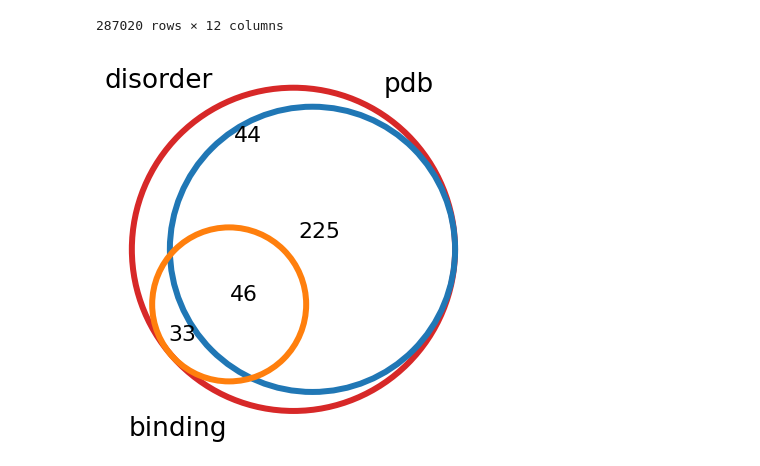
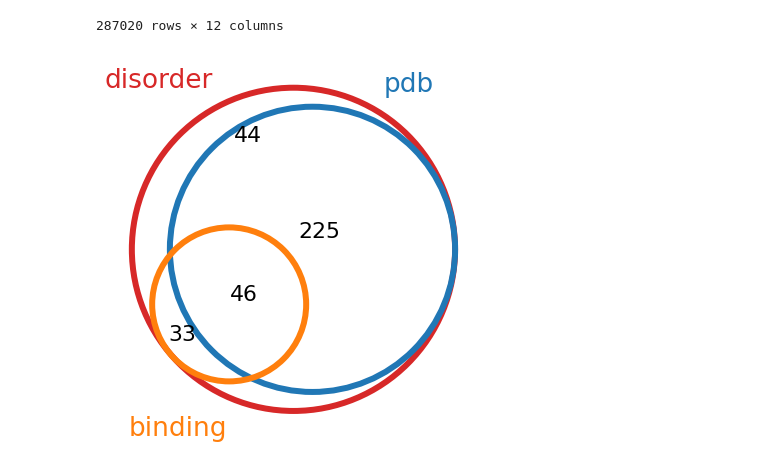
Before and after one commit to BioComputingUP/caid2-reference, a Jupyter notebook: src/references_stats.ipynb, the cells around one changed output. Cells and saved outputs as stored; diff of their text form; code cells hidden in the pictures.

```diff
--- a/src/references_stats.ipynb
+++ b/src/references_stats.ipynb
@@ -73,0 +93,15 @@ for group, df_g in df.groupby(level='group'):
+# %%
+# Proteins
+df2 = df_references.loc[idx[:, ['disorder', 'linker', 'binding', 'binding_nucleic_acid'], :, :, :], :].sort_values(by)
+df2 = df2.reset_index(level='disprot_id').groupby(['reference'])['disprot_id'].nunique().reset_index().set_index('reference')
+# print(df2)
+
+fig, ax = plt.subplots(figsize=(10, 7))
+df2.plot(kind='barh', width=0.5, ax=ax)
+ax.xaxis.grid()
+# ax.set_ybound(-1, 4)
+ax.get_legend().remove()
+ax.set_xlabel('Proteins', labelpad=30)
+
+fig.gca().set_ylabel("")
+fig.savefig("{}/stat_proteins.png".format(fig_dir), dpi=300, bbox_inches='tight')
@@ -74,6 +110,6 @@ for group, df_g in df.groupby(level='group'):
 # %%
 # TODO print the ratio (%) on top of the bars
-for group, df_g in df.groupby(level='group'):
+for group, df_g in df_references.groupby(level='group'):
     df2 = df_g.groupby(['reference'])['value'].value_counts().unstack('value').fillna(0).sort_values(by=['reference'], ascending=[True]).drop(columns=['-'])
     # print(df2)
 
@@ -88,14 +124,14 @@ for group, df_g in df.groupby(level='group'):
     ax.legend(['negative', 'positive'])
 
     fig.gca().set_ylabel("")
-    fig.savefig("{}/stat_residues_{}.png".format(fig_dir, group), dpi=300, bbox_inches='tight')
+    fig.savefig("{}/stat_residues_{}.png".format(fig_dir), dpi=300, bbox_inches='tight')
 # %% [output]
 [figure]
 [figure]
 [figure]
 # %%
 # Content at the protein level
-for group, df_g in df.reset_index().groupby('group'):
+for group, df_g in df_references.reset_index().groupby('group'):
     df_len = df_g.groupby(['disprot_id', 'reference', 'value']).agg({'pos': 'count'}).droplevel('disprot_id').reset_index()
     df_len = df_len.loc[df_len['value'] != '-']
     # print(df_len)
@@ -129,7 +165,7 @@ for group, df_g in df.reset_index().groupby('group'):
 [figure]
 # %%
 # Content at the protein level
-for group, df_g in df.reset_index().groupby('group'):
+for group, df_g in df_references.reset_index().groupby('group'):
     df_ = df_g.groupby(['disprot_id', 'reference', 'value']).agg({'pos': 'count'}).reset_index()
     df_ = df_.loc[df_['value'] != '-']#.droplevel('disprot_id').reset_index()#.pivot(index='reference', columns='value', values='pos')
     df_tot = df_.groupby(['disprot_id', 'reference']).agg({'pos': 'sum'})
@@ -318,28 +354,30 @@ df
 | 287019 | DP02544 | Q04410 | 372 | D | 1.0 | NaN | NaN | NaN | NaN | ... |
 287020 rows × 12 columns
 # %%
+# https://towardsdatascience.com/professional-venn-diagrams-in-python-638abfff39cc
 from matplotlib_venn import venn3, venn3_circles
 
 colors = ['#D72828', '#2077B5', '#FF7F0D']
 labels = ['disorder', 'pdb', 'binding']
 sets = [set(df.loc[df[label].notnull(), 'disprot_id']) for label in labels]
 
 plt.figure(figsize=(7, 7))
 v = venn3(subsets=sets, set_labels=labels, alpha=.0)
 
-for text, i in zip(v.set_labels, [(1, 1), (1, 1.1), (1.8, 1.2)]):
+for i, (text, pos) in enumerate(zip(v.set_labels, [(1, 1), (1, 1.1), (1.8, 1.2)])):
     x, y = text.get_position()
     # print(text, x, y)
-    text.set_position((x * i[0], y * i[1]))
+    text.set_position((x * pos[0], y * pos[1]))
+    text.set_color(colors[i])
 
 circles = venn3_circles(subsets=sets)
 for color, circle in zip(colors, circles):
     circle.set_edgecolor(color)
     circle.set_linewidth(6)
 
 plt.savefig("{}/stat_venn.png".format(fig_dir), dpi=300, bbox_inches='tight')
 # %% [output]
-[figure, old version]
+[figure, new version]
 # %%
 # TODO
 # statistics of fully disordered proteins
```
Also changed, not shown: parts of 8 cells of this notebook, 2 other files.
